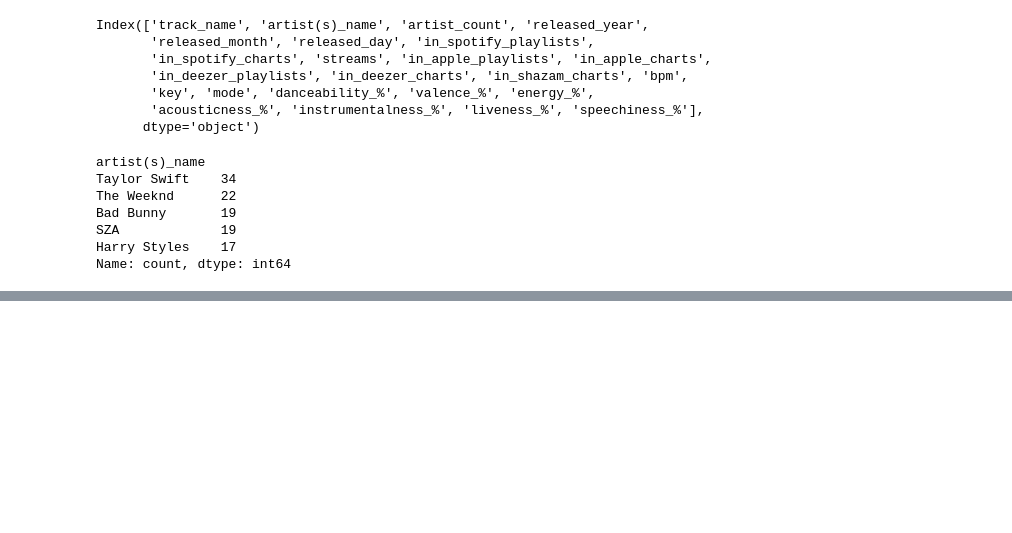
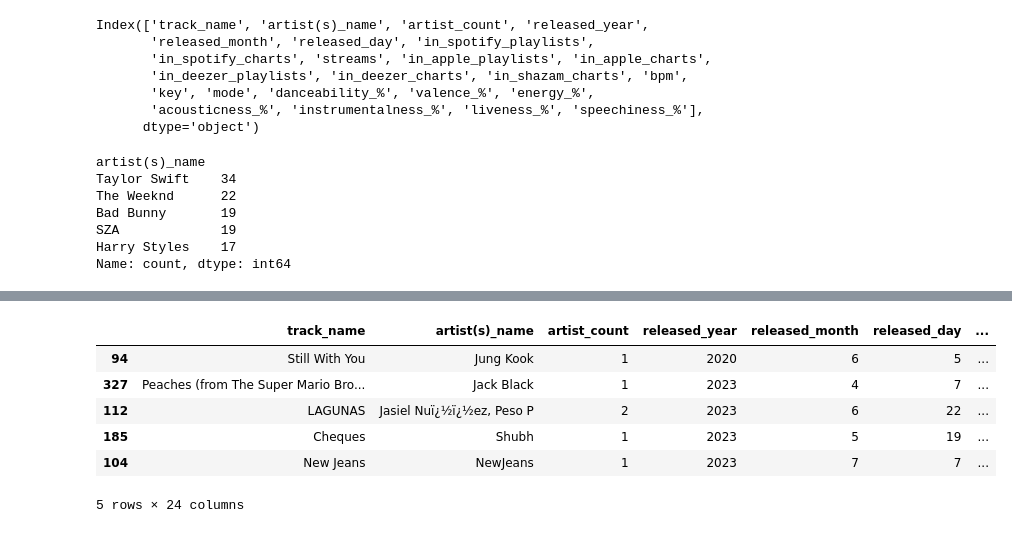
Before and after one commit to AnubhavYadavBCA25/Spofity-Data-Analysis, a Jupyter notebook: notebook/Analysis.ipynb, the cells around one changed output, grey strips where cells are left out. Drawn from its saved outputs; the diff is of its cells as text; code cells hidden in the pictures; blank space fills up the shorter version.

```diff
--- a/notebook/Analysis.ipynb
+++ b/notebook/Analysis.ipynb
@@ -137,0 +149,11 @@ Name: count, dtype: int64
+# %%
+# Lowest 5 songs on spotify playlist
+df.nsmallest(5, 'in_spotify_playlists')
+# %% [output]
+|  | track_name | artist(s)_name | artist_count | released_year | released_month | released_day | ... |
+| 94 | Still With You | Jung Kook | 1 | 2020 | 6 | 5 | ... |
+| 327 | Peaches (from The Super Mario Bro... | Jack Black | 1 | 2023 | 4 | 7 | ... |
+| 112 | LAGUNAS | Jasiel Nuï¿½ï¿½ez, Peso P | 2 | 2023 | 6 | 22 | ... |
+| 185 | Cheques | Shubh | 1 | 2023 | 5 | 19 | ... |
+| 104 | New Jeans | NewJeans | 1 | 2023 | 7 | 7 | ... |
+5 rows × 24 columns
```
Also changed, not shown: parts of 11 cells of this notebook.
